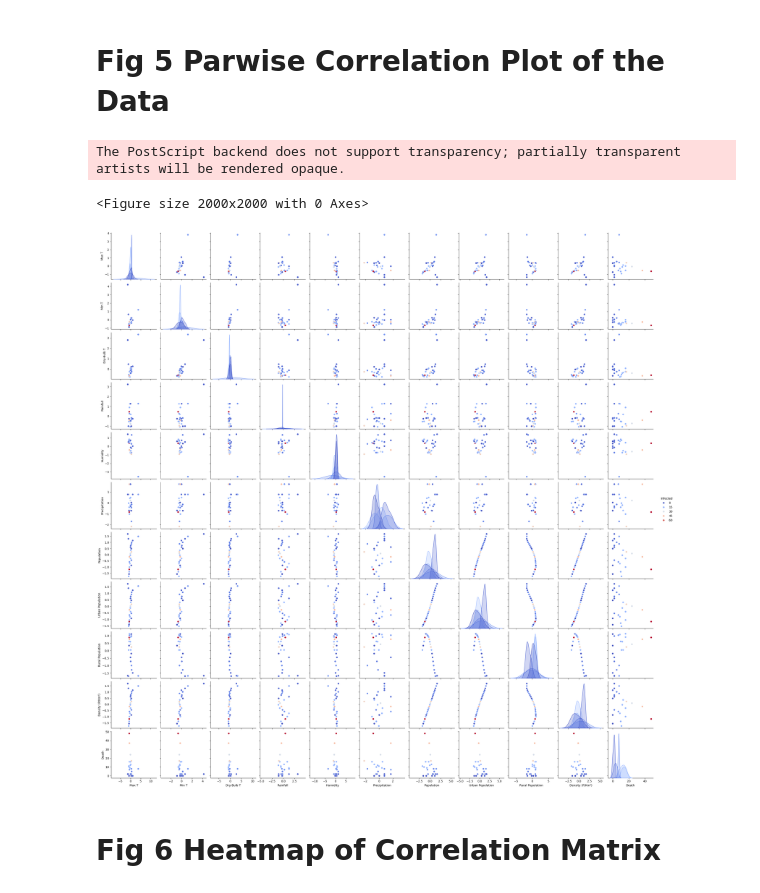
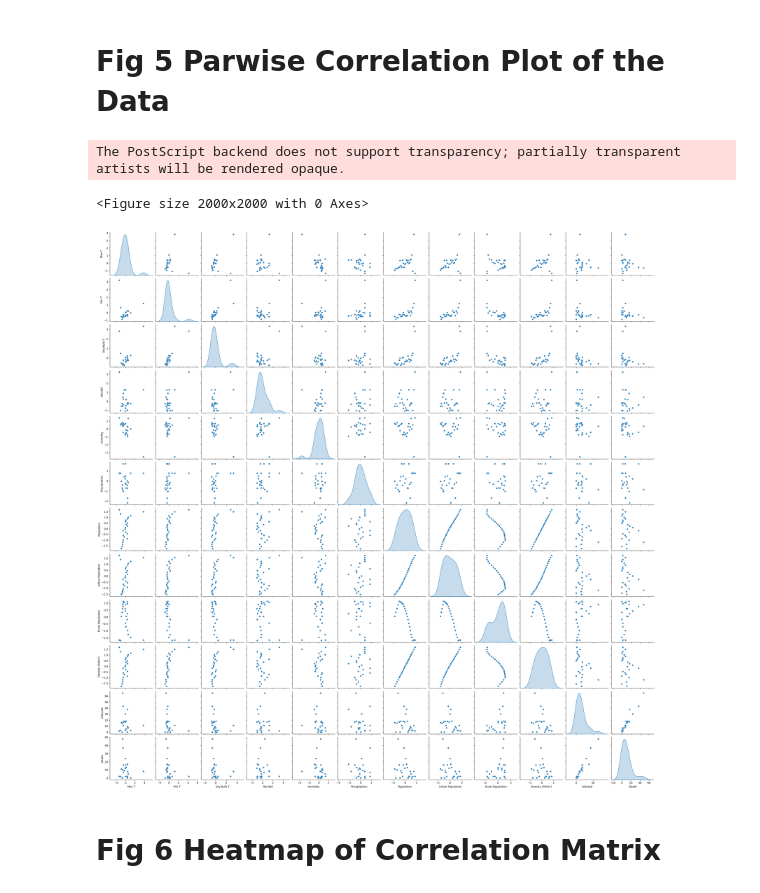
Before and after one commit to awnonbhowmik/NiV-Data-Analysis, a Jupyter notebook: FinalCode.ipynb, the cells around one changed output. Drawn from its saved outputs; the diff is of its cells as text; code cells hidden in the pictures.

```diff
--- a/FinalCode.ipynb
+++ b/FinalCode.ipynb
@@ -384,29 +384,30 @@ plt.show()
 # %%
 # Plot the pairplot
 fig = plt.figure(figsize=(20, 20))
-sns.pairplot(normalized_data, hue='Infected', height=2.5, kind='scatter', diag_kind='kde', palette='coolwarm')
+# sns.pairplot(normalized_data, hue='Infected', height=2.5, kind='scatter', diag_kind='kde', palette='coolwarm')
+sns.pairplot(normalized_data, height=2.5, kind='scatter', diag_kind='kde')
 
 # Set the title
 # plt.suptitle('Pair wise plot of Normalized Explanatory Variables')
 
 # Set the x and y labels for each plot in the pairplot
 for ax in fig.axes:
     ax.set_xlabel(ax.get_xlabel(), fontsize=512)
     ax.set_ylabel(ax.get_ylabel(), fontsize=512)
 
 # Save the plot as PNG for PDF
 plt.savefig('imagesFinal/pairplot.png', dpi=1000, format='png', bbox_inches='tight')
 
 # Save the plot as EPS for LaTeX
 plt.savefig('imagesFinal/pairplot.eps', dpi=1000, format='eps', bbox_inches='tight')
 
 # Display the plot
 # plt.tight_layout()
 plt.show()
 # %% [output]
 The PostScript backend does not support transparency; partially transparent artists will be rendered opaque.
 <Figure size 2000x2000 with 0 Axes>
-[figure, old version]
+[figure, new version]
 # %% [markdown]
 # Fig 6 Heatmap of Correlation Matrix
 # %%
```
Also changed, not shown: parts of 1 cell of this notebook, 14 other files.
